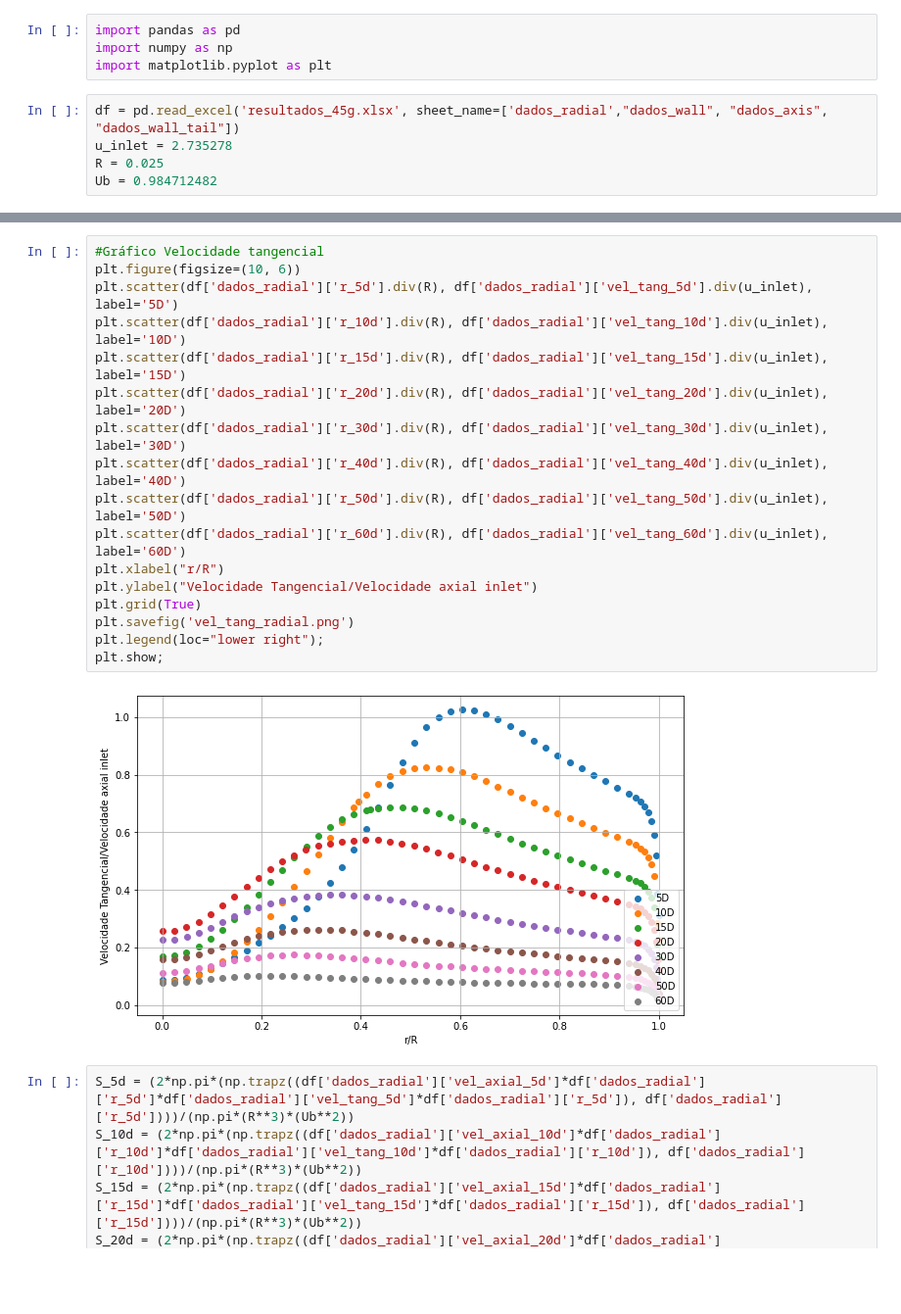
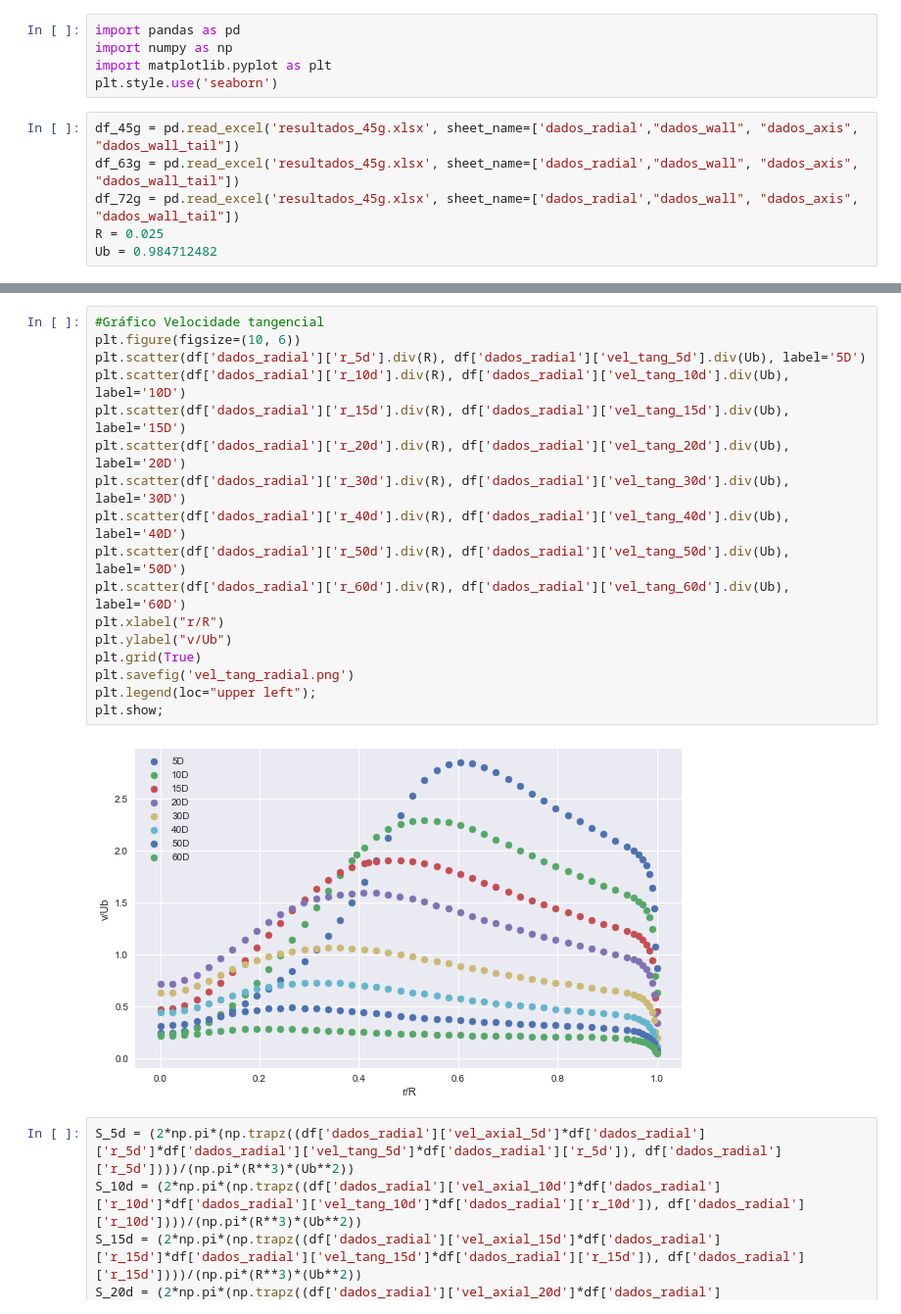
Before and after one commit to rodrigo-cabral-lab/mestrado, a Jupyter notebook: resultados_python/analise_resultados.ipynb, the cells around one changed output, grey strips where cells are left out. Shown: that part at 98% size. Cells and saved outputs as stored; diff of their text form; blank space fills up the shorter version.

```diff
--- a/resultados_python/analise_resultados.ipynb
+++ b/resultados_python/analise_resultados.ipynb
@@ -2,9 +2,11 @@
 import pandas as pd
 import numpy as np
 import matplotlib.pyplot as plt
+plt.style.use('seaborn')
 # %%
-df = pd.read_excel('resultados_45g.xlsx', sheet_name=['dados_radial',"dados_wall", "dados_axis", "dados_wall_tail"])
-u_inlet = 2.735278
+df_45g = pd.read_excel('resultados_45g.xlsx', sheet_name=['dados_radial',"dados_wall", "dados_axis", "dados_wall_tail"])
+df_63g = pd.read_excel('resultados_45g.xlsx', sheet_name=['dados_radial',"dados_wall", "dados_axis", "dados_wall_tail"])
+df_72g = pd.read_excel('resultados_45g.xlsx', sheet_name=['dados_radial',"dados_wall", "dados_axis", "dados_wall_tail"])
 R = 0.025
 Ub = 0.984712482
 # %%
@@ -29,22 +31,22 @@ plt.show;
 # %%
 #Gráfico Velocidade tangencial
 plt.figure(figsize=(10, 6))
-plt.scatter(df['dados_radial']['r_5d'].div(R), df['dados_radial']['vel_tang_5d'].div(u_inlet), label='5D')
-plt.scatter(df['dados_radial']['r_10d'].div(R), df['dados_radial']['vel_tang_10d'].div(u_inlet), label='10D')
-plt.scatter(df['dados_radial']['r_15d'].div(R), df['dados_radial']['vel_tang_15d'].div(u_inlet), label='15D')
-plt.scatter(df['dados_radial']['r_20d'].div(R), df['dados_radial']['vel_tang_20d'].div(u_inlet), label='20D')
-plt.scatter(df['dados_radial']['r_30d'].div(R), df['dados_radial']['vel_tang_30d'].div(u_inlet), label='30D')
-plt.scatter(df['dados_radial']['r_40d'].div(R), df['dados_radial']['vel_tang_40d'].div(u_inlet), label='40D')
-plt.scatter(df['dados_radial']['r_50d'].div(R), df['dados_radial']['vel_tang_50d'].div(u_inlet), label='50D')
-plt.scatter(df['dados_radial']['r_60d'].div(R), df['dados_radial']['vel_tang_60d'].div(u_inlet), label='60D')
+plt.scatter(df['dados_radial']['r_5d'].div(R), df['dados_radial']['vel_tang_5d'].div(Ub), label='5D')
+plt.scatter(df['dados_radial']['r_10d'].div(R), df['dados_radial']['vel_tang_10d'].div(Ub), label='10D')
+plt.scatter(df['dados_radial']['r_15d'].div(R), df['dados_radial']['vel_tang_15d'].div(Ub), label='15D')
+plt.scatter(df['dados_radial']['r_20d'].div(R), df['dados_radial']['vel_tang_20d'].div(Ub), label='20D')
+plt.scatter(df['dados_radial']['r_30d'].div(R), df['dados_radial']['vel_tang_30d'].div(Ub), label='30D')
+plt.scatter(df['dados_radial']['r_40d'].div(R), df['dados_radial']['vel_tang_40d'].div(Ub), label='40D')
+plt.scatter(df['dados_radial']['r_50d'].div(R), df['dados_radial']['vel_tang_50d'].div(Ub), label='50D')
+plt.scatter(df['dados_radial']['r_60d'].div(R), df['dados_radial']['vel_tang_60d'].div(Ub), label='60D')
 plt.xlabel("r/R")
-plt.ylabel("Velocidade Tangencial/Velocidade axial inlet")
+plt.ylabel("v/Ub")
 plt.grid(True)
 plt.savefig('vel_tang_radial.png')
-plt.legend(loc="lower right");
+plt.legend(loc="upper left");
 plt.show;
 # %% [output]
-[figure, old version]
+[figure, new version]
 # %%
 S_5d = (2*np.pi*(np.trapz((df['dados_radial']['vel_axial_5d']*df['dados_radial']['r_5d']*df['dados_radial']['vel_tang_5d']*df['dados_radial']['r_5d']), df['dados_radial']['r_5d'])))/(np.pi*(R**3)*(Ub**2))
 S_10d = (2*np.pi*(np.trapz((df['dados_radial']['vel_axial_10d']*df['dados_radial']['r_10d']*df['dados_radial']['vel_tang_10d']*df['dados_radial']['r_10d']), df['dados_radial']['r_10d'])))/(np.pi*(R**3)*(Ub**2))
```
Also changed, not shown: parts of 2 cells of this notebook, 3 other files.
